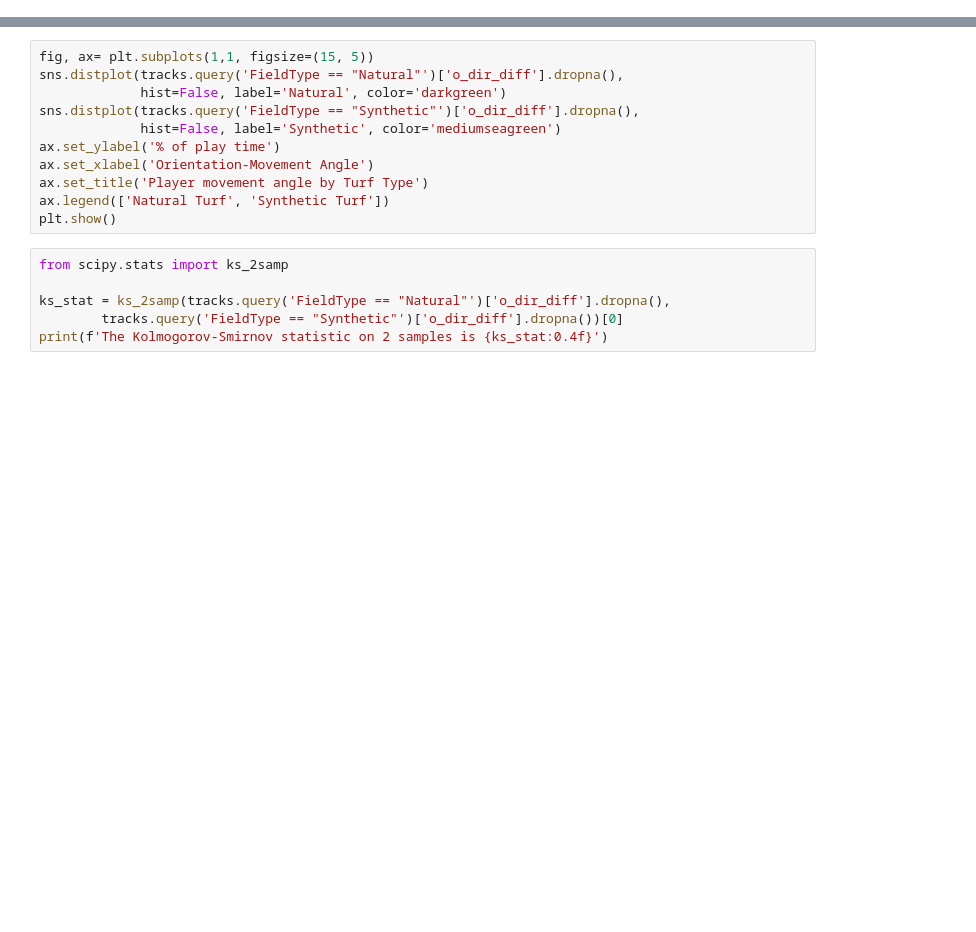
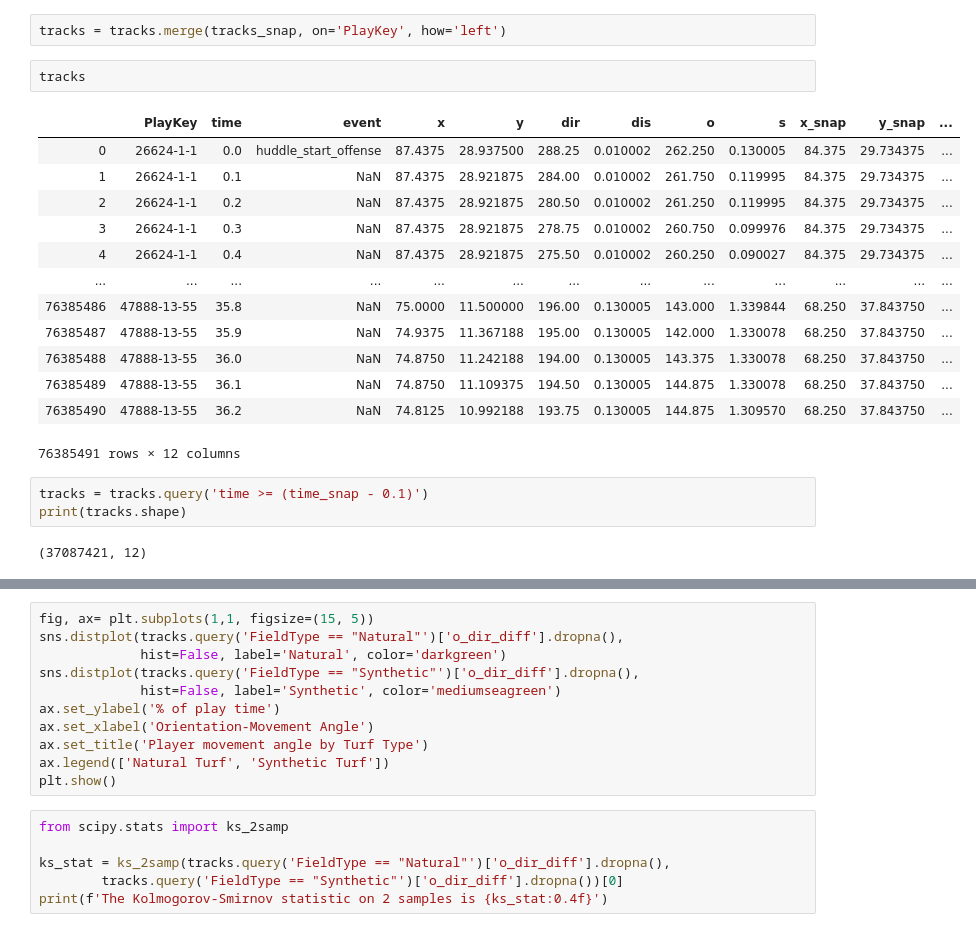
Before and after one commit to cwingho/NFL_Analytics, a Jupyter notebook: brian/code_to_be_read.ipynb, the cells around one changed output, grey strips where cells are left out. Drawn from its saved outputs; the diff is of its cells as text; blank space fills up the shorter version.

```diff
--- a/brian/code_to_be_read.ipynb
+++ b/brian/code_to_be_read.ipynb
@@ -321,0 +260,23 @@ NameError: name 'tracks' is not defined
+# %%
+tracks = tracks.merge(tracks_snap, on='PlayKey', how='left')
+# %%
+tracks
+# %% [output]
+|  | PlayKey | time | event | x | y | dir | dis | o | s | x_snap | y_snap | ... |
+| 0 | 26624-1-1 | 0.0 | huddle_start_offense | 87.4375 | 28.937500 | 288.25 | 0.010002 | 262.250 | 0.130005 | 84.375 | 29.734375 | ... |
+| 1 | 26624-1-1 | 0.1 | NaN | 87.4375 | 28.921875 | 284.00 | 0.010002 | 261.750 | 0.119995 | 84.375 | 29.734375 | ... |
+| 2 | 26624-1-1 | 0.2 | NaN | 87.4375 | 28.921875 | 280.50 | 0.010002 | 261.250 | 0.119995 | 84.375 | 29.734375 | ... |
+| 3 | 26624-1-1 | 0.3 | NaN | 87.4375 | 28.921875 | 278.75 | 0.010002 | 260.750 | 0.099976 | 84.375 | 29.734375 | ... |
+| 4 | 26624-1-1 | 0.4 | NaN | 87.4375 | 28.921875 | 275.50 | 0.010002 | 260.250 | 0.090027 | 84.375 | 29.734375 | ... |
+| ... | ... | ... | ... | ... | ... | ... | ... | ... | ... | ... | ... | ... |
+| 76385486 | 47888-13-55 | 35.8 | NaN | 75.0000 | 11.500000 | 196.00 | 0.130005 | 143.000 | 1.339844 | 68.250 | 37.843750 | ... |
+| 76385487 | 47888-13-55 | 35.9 | NaN | 74.9375 | 11.367188 | 195.00 | 0.130005 | 142.000 | 1.330078 | 68.250 | 37.843750 | ... |
+| 76385488 | 47888-13-55 | 36.0 | NaN | 74.8750 | 11.242188 | 194.00 | 0.130005 | 143.375 | 1.330078 | 68.250 | 37.843750 | ... |
+| 76385489 | 47888-13-55 | 36.1 | NaN | 74.8750 | 11.109375 | 194.50 | 0.130005 | 144.875 | 1.330078 | 68.250 | 37.843750 | ... |
+| 76385490 | 47888-13-55 | 36.2 | NaN | 74.8125 | 10.992188 | 193.75 | 0.130005 | 144.875 | 1.309570 | 68.250 | 37.843750 | ... |
+76385491 rows × 12 columns
+# %%
+tracks = tracks.query('time >= (time_snap - 0.1)')
+print(tracks.shape)
+# %% [output]
+(37087421, 12)
```
Also changed, not shown: parts of 42 cells of this notebook, 2 other files.
